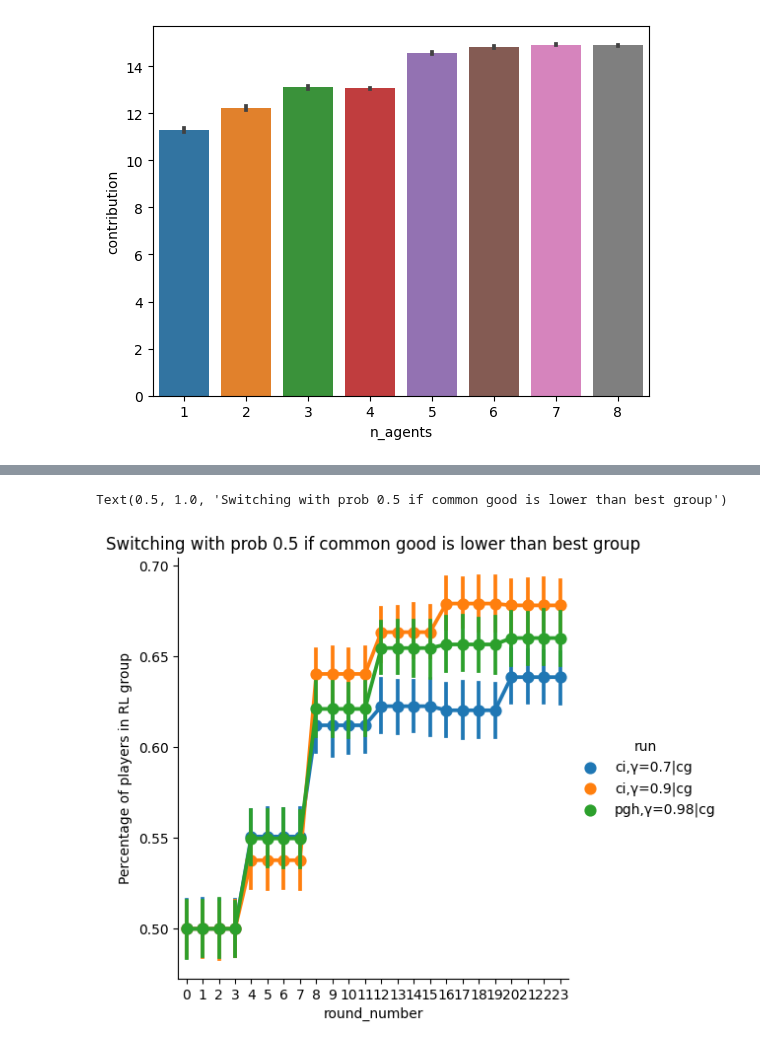
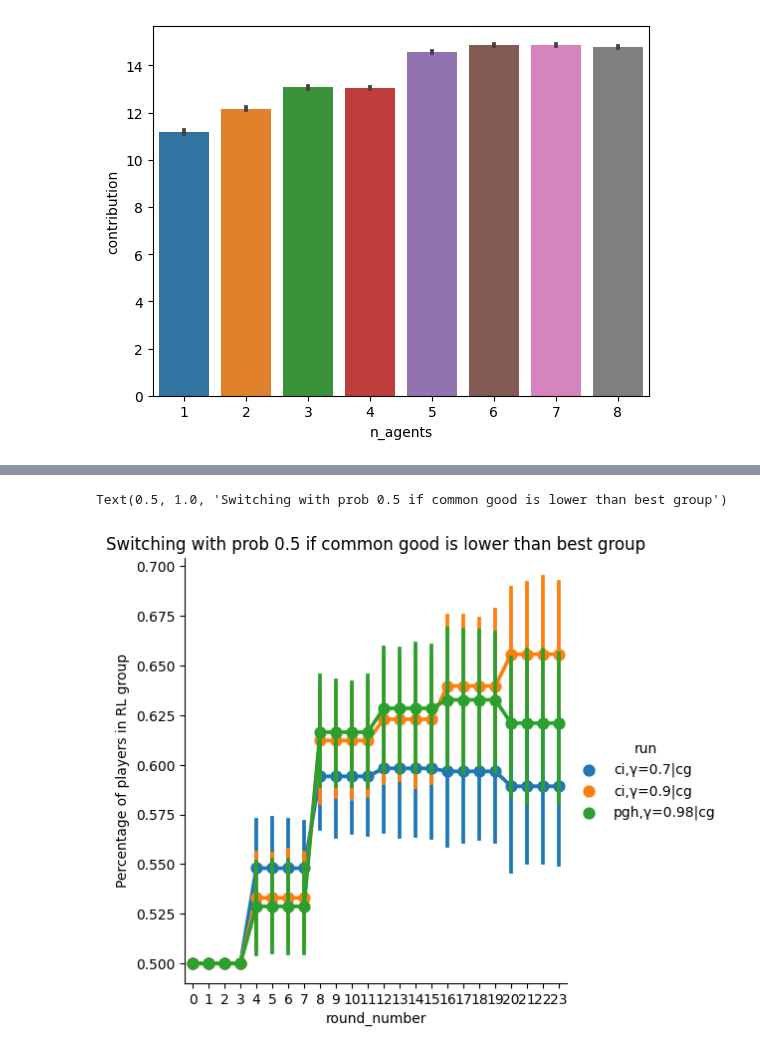
Before and after one commit to center-for-humans-and-machines/algorithmic-institutions, a Jupyter notebook: notebooks/test_manager/simulate_group_selection.ipynb, the cells around one changed output, grey strips where cells are left out. Saved outputs shown, nothing was run; the diff lists cells and outputs as text; code cells hidden in the pictures.

```diff
--- a/notebooks/test_manager/simulate_group_selection.ipynb
+++ b/notebooks/test_manager/simulate_group_selection.ipynb
@@ -484,15 +484,22 @@ sns.catplot(data=df, x="round_number", y="common_good", hue="manager", kind="poi
+# %%
+dfg = (
+    df.groupby(["run", "episode", "round_number", "objective"])["group"]
+    .mean()
+    .reset_index()
+)
+dfg.rename(columns={"group": "group_percentage"}, inplace=True)
 # %%
 sns.catplot(
-    data=df[df["objective"] == "common_good"],
+    data=dfg[dfg["objective"] == "common_good"],
     x="round_number",
-    y="group",
+    y="group_percentage",
     hue="run",
     kind="point",
 )
 plt.ylabel("Percentage of players in RL group")
 plt.title("Switching with prob 0.5 if common good is lower than best group")
 # %% [output]
 Text(0.5, 1.0, 'Switching with prob 0.5 if common good is lower than best group')
-[figure, old version]
+[figure, new version]
 # %%
 sns.catplot(
```
Also changed, not shown: parts of 10 cells of this notebook, 2 other files.
